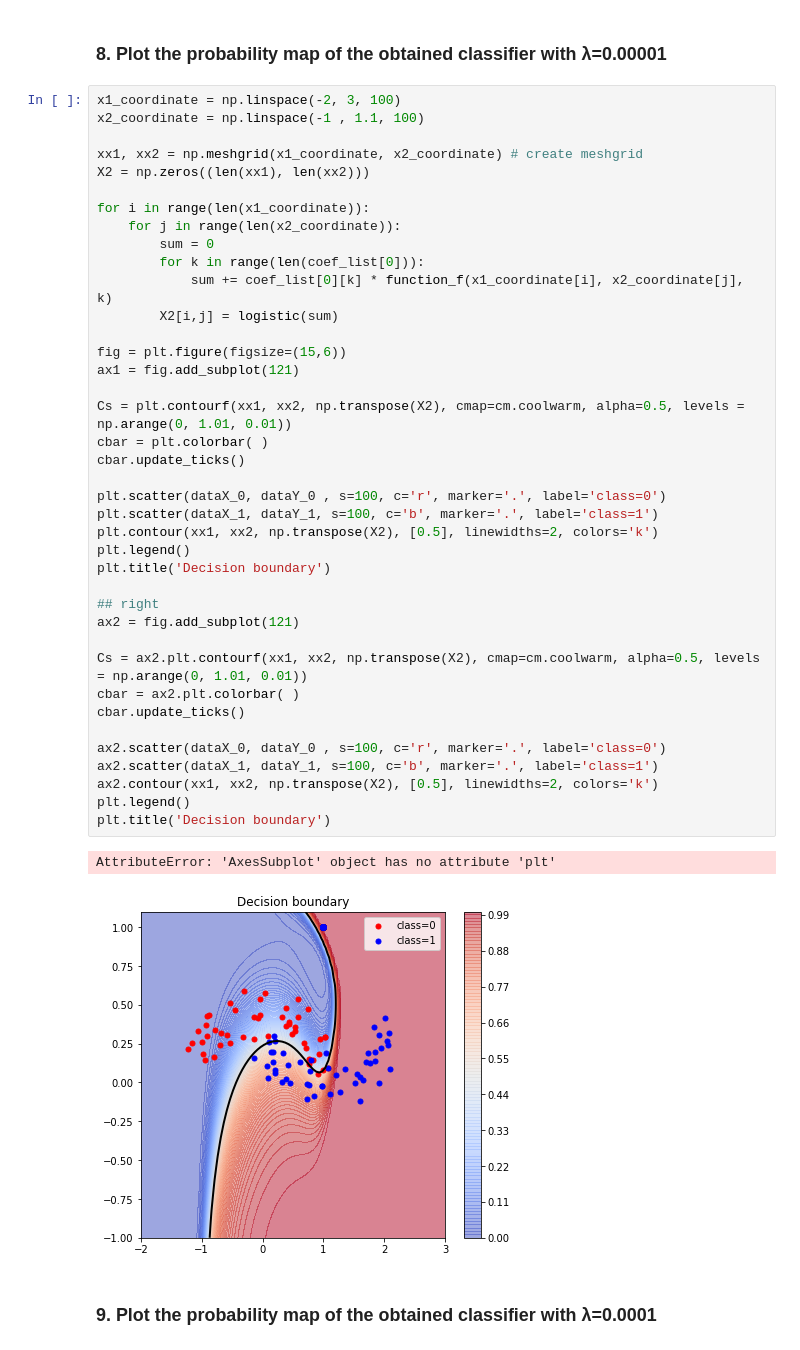
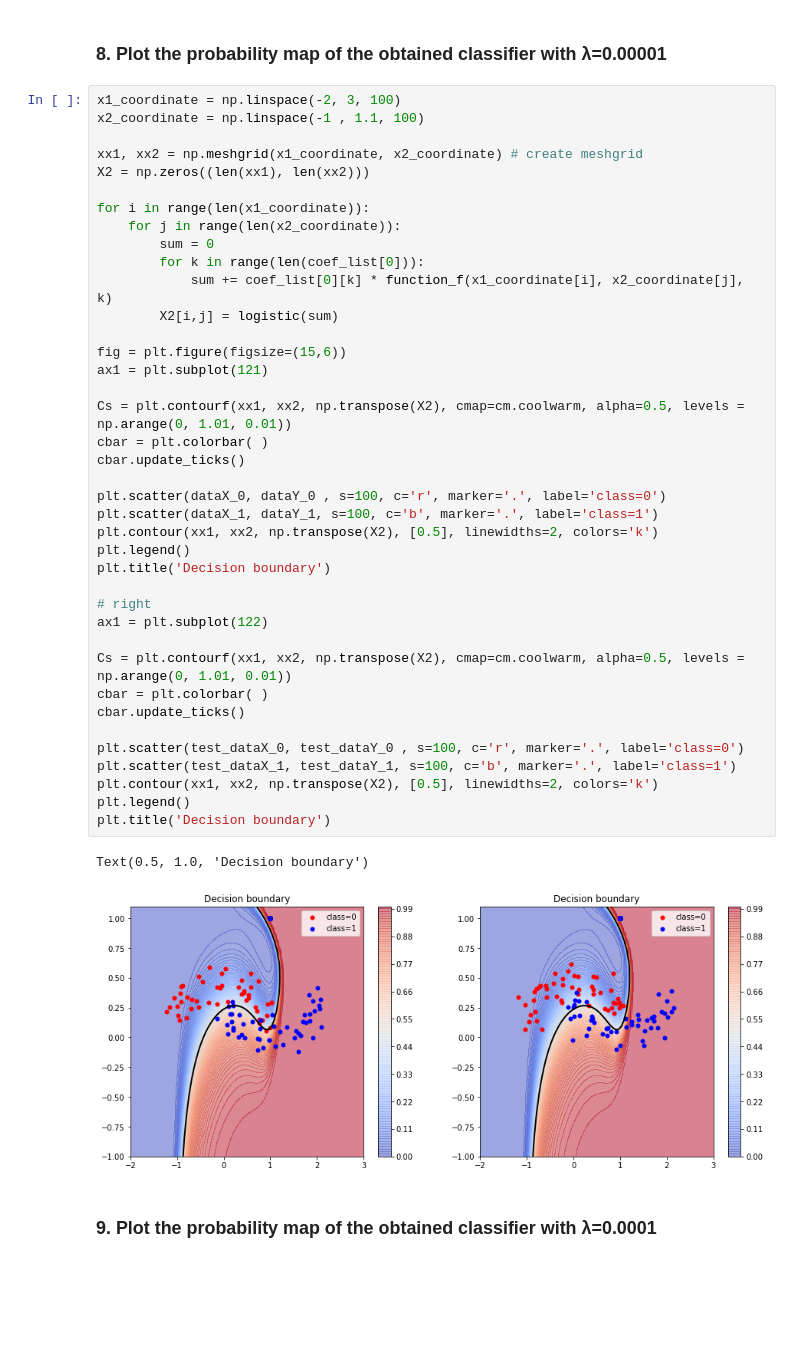
Before and after one commit to minjoong507/Machine-learning-project, a Jupyter notebook: 6week/notebook/assignment-06.ipynb, the cells around one changed output. Cells and saved outputs as stored; diff of their text form; blank space fills up the shorter version.

```diff
--- a/6week/notebook/assignment-06.ipynb
+++ b/6week/notebook/assignment-06.ipynb
@@ -283,43 +283,43 @@ x1_coordinate = np.linspace(-2, 3, 100)
 x2_coordinate = np.linspace(-1 , 1.1, 100)
 
 xx1, xx2 = np.meshgrid(x1_coordinate, x2_coordinate) # create meshgrid
 X2 = np.zeros((len(xx1), len(xx2)))
 
 for i in range(len(x1_coordinate)):
     for j in range(len(x2_coordinate)):
         sum = 0
         for k in range(len(coef_list[0])):
             sum += coef_list[0][k] * function_f(x1_coordinate[i], x2_coordinate[j], k)
         X2[i,j] = logistic(sum)
 
 fig = plt.figure(figsize=(15,6))
-ax1 = fig.add_subplot(121)
+ax1 = plt.subplot(121)
 
 Cs = plt.contourf(xx1, xx2, np.transpose(X2), cmap=cm.coolwarm, alpha=0.5, levels = np.arange(0, 1.01, 0.01))
 cbar = plt.colorbar( )
 cbar.update_ticks()
 
 plt.scatter(dataX_0, dataY_0 , s=100, c='r', marker='.', label='class=0')
 plt.scatter(dataX_1, dataY_1, s=100, c='b', marker='.', label='class=1')
 plt.contour(xx1, xx2, np.transpose(X2), [0.5], linewidths=2, colors='k')
 plt.legend()
 plt.title('Decision boundary')
 
-## right
-ax2 = fig.add_subplot(121)
+# right
+ax1 = plt.subplot(122)
 
-Cs = ax2.plt.contourf(xx1, xx2, np.transpose(X2), cmap=cm.coolwarm, alpha=0.5, levels = np.arange(0, 1.01, 0.01))
-cbar = ax2.plt.colorbar( )
+Cs = plt.contourf(xx1, xx2, np.transpose(X2), cmap=cm.coolwarm, alpha=0.5, levels = np.arange(0, 1.01, 0.01))
+cbar = plt.colorbar( )
 cbar.update_ticks()
 
-ax2.scatter(dataX_0, dataY_0 , s=100, c='r', marker='.', label='class=0')
-ax2.scatter(dataX_1, dataY_1, s=100, c='b', marker='.', label='class=1')
-ax2.contour(xx1, xx2, np.transpose(X2), [0.5], linewidths=2, colors='k')
+plt.scatter(test_dataX_0, test_dataY_0 , s=100, c='r', marker='.', label='class=0')
+plt.scatter(test_dataX_1, test_dataY_1, s=100, c='b', marker='.', label='class=1')
+plt.contour(xx1, xx2, np.transpose(X2), [0.5], linewidths=2, colors='k')
 plt.legend()
 plt.title('Decision boundary')
 # %% [output]
-AttributeError: 'AxesSubplot' object has no attribute 'plt'
+Text(0.5, 1.0, 'Decision boundary')
-[figure, old version]
+[figure, new version]
 # %% [markdown]
 ### 9. Plot the probability map of the obtained classifier with λ=0.0001
 # %%
```
Also changed, not shown: parts of 5 cells of this notebook.
